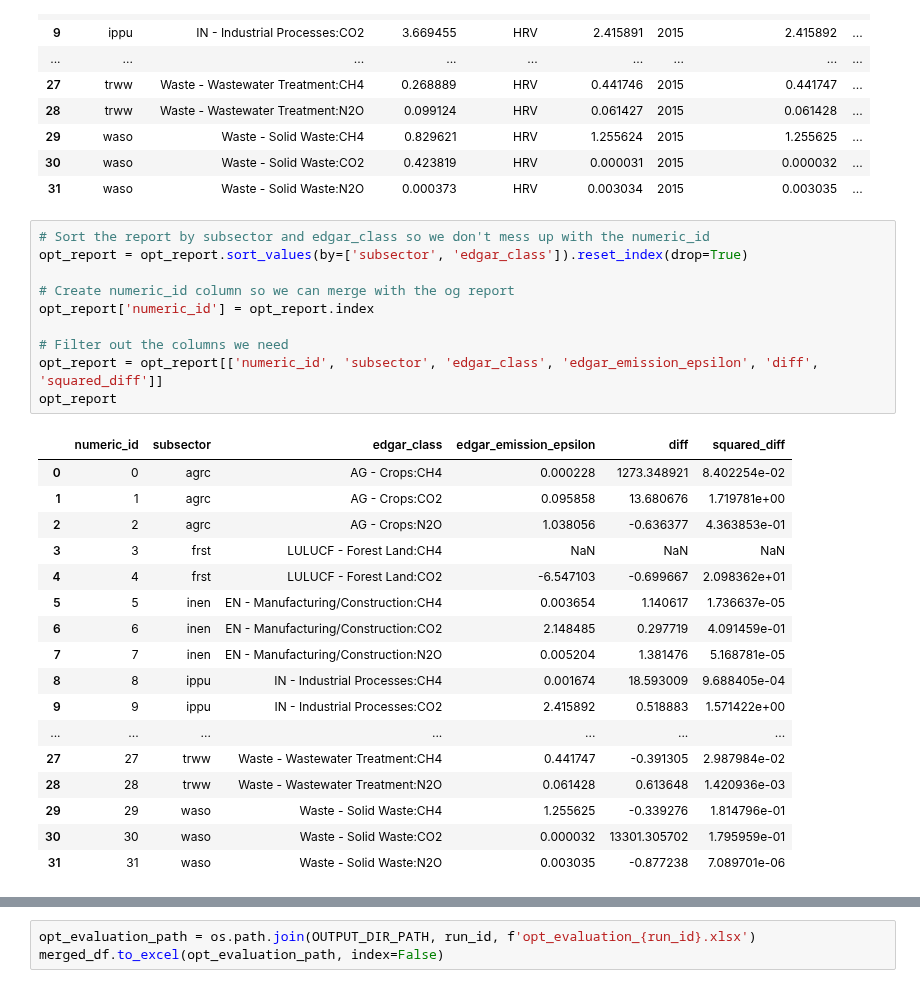
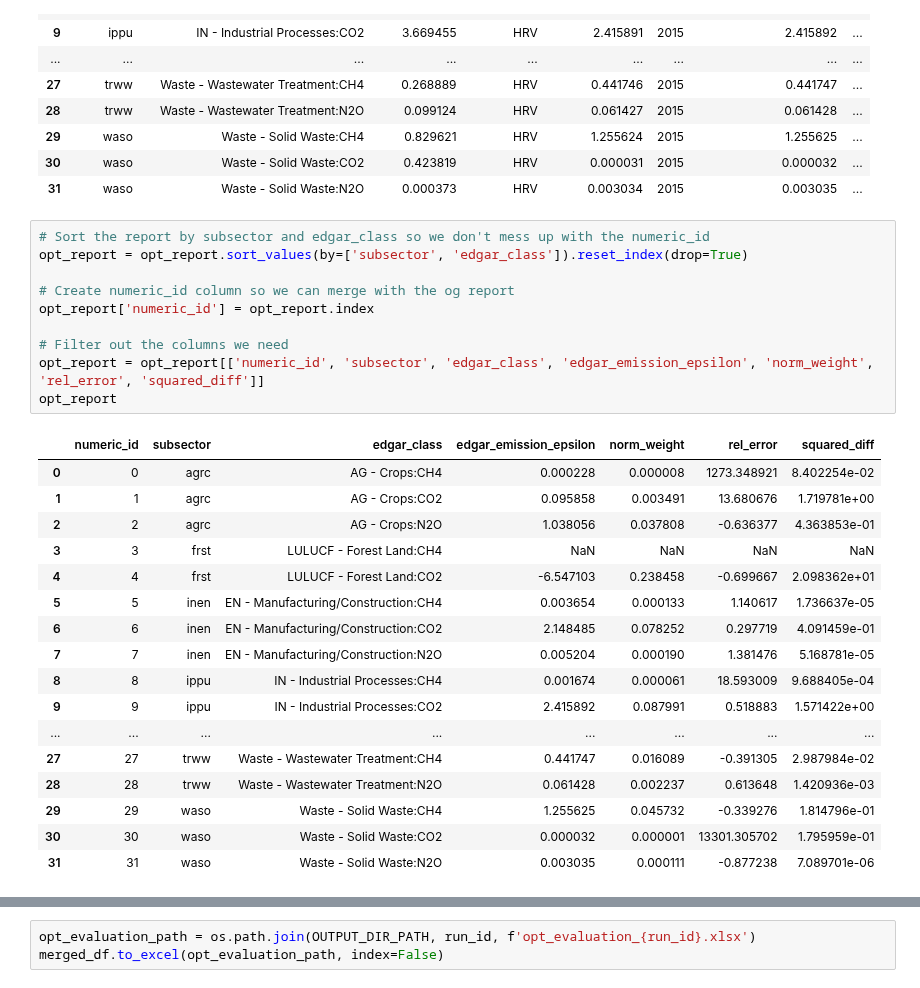
Before and after one commit to sisepuede-framework/ssp_data_calibration, a Jupyter notebook: src/opt_evaluation.ipynb, the cells around one changed output, grey strips where cells are left out. Drawn from its saved outputs; the diff is of its cells as text.

Commit message:
updated notebook with new rel_error naming and using norm_weights to create the weighted rel error

```diff
--- a/src/opt_evaluation.ipynb
+++ b/src/opt_evaluation.ipynb
@@ -234,31 +182,31 @@ opt_report
 # %%
 # Sort the report by subsector and edgar_class so we don't mess up with the numeric_id
 opt_report = opt_report.sort_values(by=['subsector', 'edgar_class']).reset_index(drop=True)
 
 # Create numeric_id column so we can merge with the og report
 opt_report['numeric_id'] = opt_report.index
 
 # Filter out the columns we need
-opt_report = opt_report[['numeric_id', 'subsector', 'edgar_class', 'edgar_emission_epsilon', 'diff', 'squared_diff']]
+opt_report = opt_report[['numeric_id', 'subsector', 'edgar_class', 'edgar_emission_epsilon', 'norm_weight', 'rel_error', 'squared_diff']]
 opt_report
 # %% [output]
-|  | numeric_id | subsector | edgar_class | edgar_emission_epsilon | diff | squared_diff |
-| 0 | 0 | agrc | AG - Crops:CH4 | 0.000228 | 1273.348921 | 8.402254e-02 |
-| 1 | 1 | agrc | AG - Crops:CO2 | 0.095858 | 13.680676 | 1.719781e+00 |
-| 2 | 2 | agrc | AG - Crops:N2O | 1.038056 | -0.636377 | 4.363853e-01 |
-| 3 | 3 | frst | LULUCF - Forest Land:CH4 | NaN | NaN | NaN |
-| 4 | 4 | frst | LULUCF - Forest Land:CO2 | -6.547103 | -0.699667 | 2.098362e+01 |
-| 5 | 5 | inen | EN - Manufacturing/Construction:CH4 | 0.003654 | 1.140617 | 1.736637e-05 |
-| 6 | 6 | inen | EN - Manufacturing/Construction:CO2 | 2.148485 | 0.297719 | 4.091459e-01 |
-| 7 | 7 | inen | EN - Manufacturing/Construction:N2O | 0.005204 | 1.381476 | 5.168781e-05 |
-| 8 | 8 | ippu | IN - Industrial Processes:CH4 | 0.001674 | 18.593009 | 9.688405e-04 |
-| 9 | 9 | ippu | IN - Industrial Processes:CO2 | 2.415892 | 0.518883 | 1.571422e+00 |
-| ... | ... | ... | ... | ... | ... | ... |
-| 27 | 27 | trww | Waste - Wastewater Treatment:CH4 | 0.441747 | -0.391305 | 2.987984e-02 |
-| 28 | 28 | trww | Waste - Wastewater Treatment:N2O | 0.061428 | 0.613648 | 1.420936e-03 |
-| 29 | 29 | waso | Waste - Solid Waste:CH4 | 1.255625 | -0.339276 | 1.814796e-01 |
-| 30 | 30 | waso | Waste - Solid Waste:CO2 | 0.000032 | 13301.305702 | 1.795959e-01 |
-| 31 | 31 | waso | Waste - Solid Waste:N2O | 0.003035 | -0.877238 | 7.089701e-06 |
+|  | numeric_id | subsector | edgar_class | edgar_emission_epsilon | norm_weight | rel_error | squared_diff |
+| 0 | 0 | agrc | AG - Crops:CH4 | 0.000228 | 0.000008 | 1273.348921 | 8.402254e-02 |
+| 1 | 1 | agrc | AG - Crops:CO2 | 0.095858 | 0.003491 | 13.680676 | 1.719781e+00 |
+| 2 | 2 | agrc | AG - Crops:N2O | 1.038056 | 0.037808 | -0.636377 | 4.363853e-01 |
+| 3 | 3 | frst | LULUCF - Forest Land:CH4 | NaN | NaN | NaN | NaN |
+| 4 | 4 | frst | LULUCF - Forest Land:CO2 | -6.547103 | 0.238458 | -0.699667 | 2.098362e+01 |
+| 5 | 5 | inen | EN - Manufacturing/Construction:CH4 | 0.003654 | 0.000133 | 1.140617 | 1.736637e-05 |
+| 6 | 6 | inen | EN - Manufacturing/Construction:CO2 | 2.148485 | 0.078252 | 0.297719 | 4.091459e-01 |
+| 7 | 7 | inen | EN - Manufacturing/Construction:N2O | 0.005204 | 0.000190 | 1.381476 | 5.168781e-05 |
+| 8 | 8 | ippu | IN - Industrial Processes:CH4 | 0.001674 | 0.000061 | 18.593009 | 9.688405e-04 |
+| 9 | 9 | ippu | IN - Industrial Processes:CO2 | 2.415892 | 0.087991 | 0.518883 | 1.571422e+00 |
+| ... | ... | ... | ... | ... | ... | ... | ... |
+| 27 | 27 | trww | Waste - Wastewater Treatment:CH4 | 0.441747 | 0.016089 | -0.391305 | 2.987984e-02 |
+| 28 | 28 | trww | Waste - Wastewater Treatment:N2O | 0.061428 | 0.002237 | 0.613648 | 1.420936e-03 |
+| 29 | 29 | waso | Waste - Solid Waste:CH4 | 1.255625 | 0.045732 | -0.339276 | 1.814796e-01 |
+| 30 | 30 | waso | Waste - Solid Waste:CO2 | 0.000032 | 0.000001 | 13301.305702 | 1.795959e-01 |
+| 31 | 31 | waso | Waste - Solid Waste:N2O | 0.003035 | 0.000111 | -0.877238 | 7.089701e-06 |
 # %%
 merged_df = pd.merge(og_report, opt_report, how='inner', on=['numeric_id', 'subsector', 'edgar_class'])
 new_col_names = {
```
Also changed, not shown: parts of 8 cells of this notebook.
